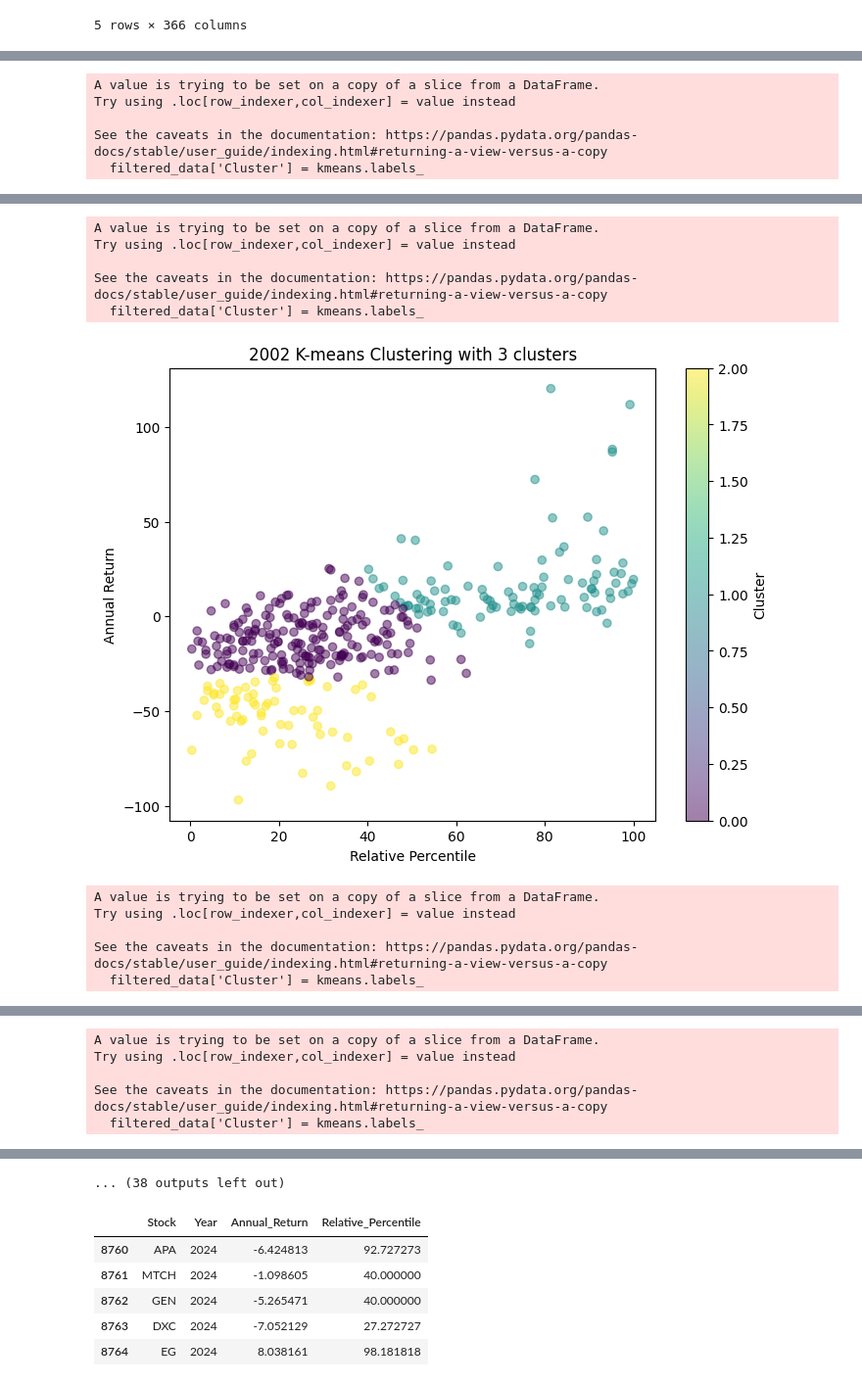
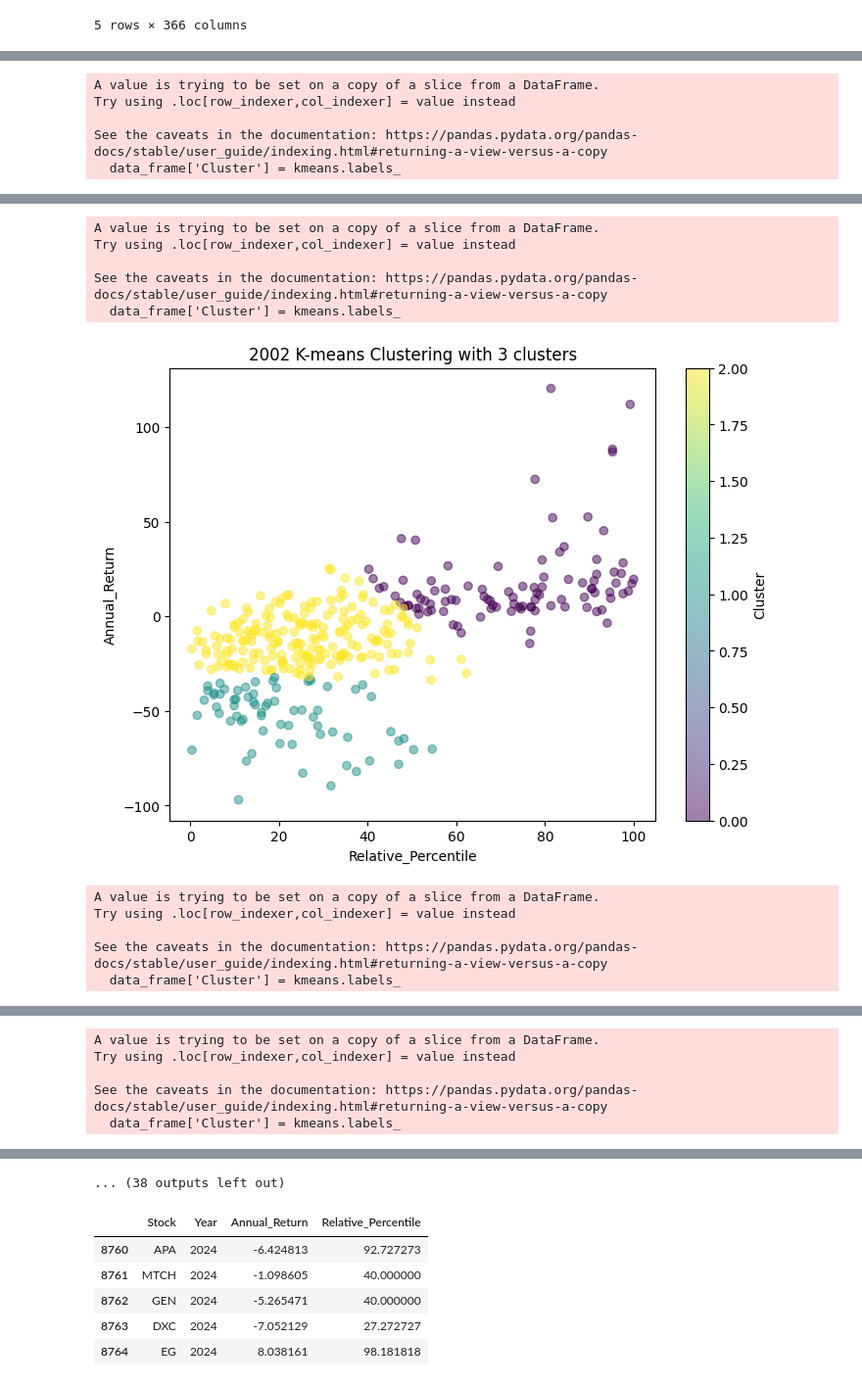
Before and after one commit to CiganOliviuAlphablock/clustering-in-mean-reversion-framework, a Jupyter notebook: clustering.ipynb, the cells around one changed output, grey strips where cells are left out. Shown at 98% size. Cells and saved outputs as stored; diff of their text form; code cells hidden in the pictures.

```diff
--- a/clustering.ipynb
+++ b/clustering.ipynb
@@ -25,15 +30,12 @@ for year in processing_years:
     filtered_data = data_frame[data_frame['Year'] == year]
     for column in filtered_data.columns:
         if column not in ["Date", "Year"]:
-            first_value = filtered_data[column].iloc[0]
-            last_value = filtered_data[column].iloc[-1]
-            annual_return = (last_value - first_value) / first_value * 100
-            annual_returns = [(((filtered_data[column].iloc[i] - filtered_data[column].iloc[0]) / filtered_data[column].iloc[0]) * 100) for i in range(len(filtered_data))]
+            annual_return = get_annual_return(filtered_data[column].iloc[0], filtered_data[column].iloc[-1])
+            annual_returns = [get_annual_return(filtered_data[column].iloc[0], filtered_data[column].iloc[i]) for i in range(len(filtered_data))]
 
             relative_percentile = stats.percentileofscore(annual_returns, annual_return)
-
             data_frame_annual_returns.append({'Stock': column, 'Year': year, 'Annual_Return': annual_return, 'Relative_Percentile': relative_percentile})
 
 
-result_df = pd.DataFrame(data_frame_annual_returns)
+data_frame_annual_percentile = pd.DataFrame(data_frame_annual_returns)
 # %%
@@ -59,24 +50,11 @@ result_df.head(100)
 # %%
-import pandas as pd
-from sklearn.cluster import KMeans
-import matplotlib.pyplot as plt
+cmap = plt.cm.viridis
+norm = mcolors.Normalize(vmin=0, vmax=2)
 
 for year in processing_years:
-    filtered_data = result_df[result_df['Year'] == year]
-    clustering_data = filtered_data[['Annual_Return', 'Relative_Percentile']]
-    kmeans = KMeans(n_clusters=3, n_init=10)
-    kmeans.fit(clustering_data)
+    filtered_data_frame_by_year = data_frame_annual_percentile[data_frame_annual_percentile['Year'] == year]
 
-
-    filtered_data['Cluster'] = kmeans.labels_
-    plt.figure(figsize=(8, 6))
-    plt.scatter(filtered_data['Relative_Percentile'], filtered_data['Annual_Return'], c=filtered_data['Cluster'], cmap='viridis', alpha=0.5)
-    plt.title(str(year) + ' K-means Clustering with 3 clusters')
-    plt.xlabel('Relative Percentile')
-    plt.ylabel('Annual Return')
-    plt.colorbar(label='Cluster')
-
-    plt.show()
+    perform_kmeans_clustering(filtered_data_frame_by_year, ['Relative_Percentile', 'Annual_Return'], cmap, str(year) + ' K-means Clustering with 3 clusters', save_as_image=True)
 # %% [output]
 A value is trying to be set on a copy of a slice from a DataFrame.
 Try using .loc[row_indexer,col_indexer] = value instead
@@ -88,4 +66,4 @@ A value is trying to be set on a copy of a slice from a DataFrame.
 Try using .loc[row_indexer,col_indexer] = value instead
 
 See the caveats in the documentation: https://pandas.pydata.org/pandas-docs/stable/user_guide/indexing.html#returning-a-view-versus-a-copy
-  filtered_data['Cluster'] = kmeans.labels_
+  data_frame['Cluster'] = kmeans.labels_
@@ -93,17 +71,17 @@ See the caveats in the documentation: https://pandas.pydata.org/pandas-docs/stab
 A value is trying to be set on a copy of a slice from a DataFrame.
 Try using .loc[row_indexer,col_indexer] = value instead
 
 See the caveats in the documentation: https://pandas.pydata.org/pandas-docs/stable/user_guide/indexing.html#returning-a-view-versus-a-copy
-  filtered_data['Cluster'] = kmeans.labels_
+  data_frame['Cluster'] = kmeans.labels_
-[figure, old version]
+[figure, new version]
 A value is trying to be set on a copy of a slice from a DataFrame.
 Try using .loc[row_indexer,col_indexer] = value instead
 
 See the caveats in the documentation: https://pandas.pydata.org/pandas-docs/stable/user_guide/indexing.html#returning-a-view-versus-a-copy
-  filtered_data['Cluster'] = kmeans.labels_
+  data_frame['Cluster'] = kmeans.labels_
 [figure]
 A value is trying to be set on a copy of a slice from a DataFrame.
 Try using .loc[row_indexer,col_indexer] = value instead
 
 See the caveats in the documentation: https://pandas.pydata.org/pandas-docs/stable/user_guide/indexing.html#returning-a-view-versus-a-copy
-  filtered_data['Cluster'] = kmeans.labels_
+  data_frame['Cluster'] = kmeans.labels_
```
Also changed, not shown: parts of 14 cells of this notebook, 53 other files.
